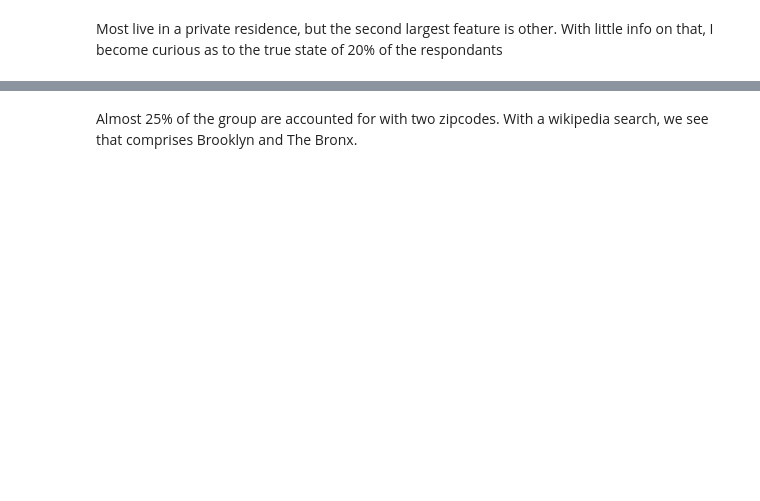
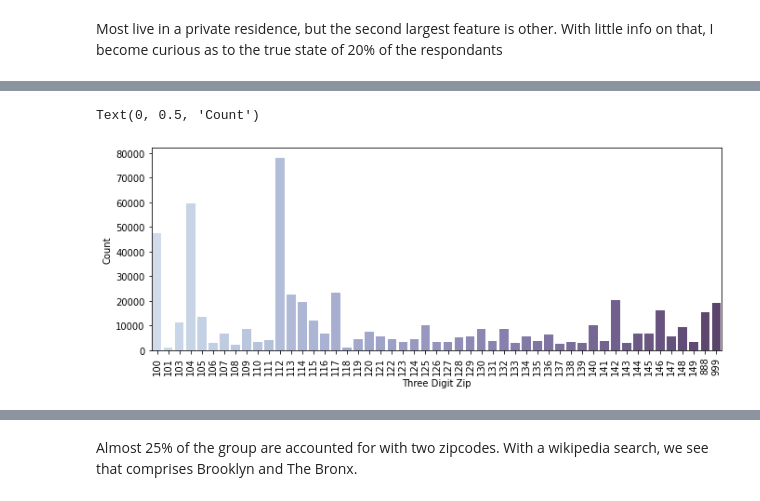
Before and after one commit to qweliant/PCSstudy, a Jupyter notebook: NYpcs_EDA.ipynb, the cells around one changed output, grey strips where cells are left out. Cells and saved outputs as stored; diff of their text form; code cells hidden in the pictures; blank space fills up the shorter version.

```diff
--- a/NYpcs_EDA.ipynb
+++ b/NYpcs_EDA.ipynb
@@ -75,3 +139,14 @@ pcs['three_digit_residence_zip_code'].value_counts(normalize=True)
+# %%
+
+f, axes = plt.subplots( sharey=True, figsize=(11, 4))
+plt.xticks(rotation='vertical')
+
+sns.countplot(x="three_digit_residence_zip_code", palette="ch:3.5,-.3,dark=.3", data=pcs, )
+plt.xlabel("Three Digit Zip")
+plt.ylabel("Count")
+# %% [output]
+Text(0, 0.5, 'Count')
+[figure, added]
 # %%
  l = pcs['three_digit_residence_zip_code'].value_counts(normalize=True)
 # %%
```
Also changed, not shown: parts of 47 cells of this notebook, 6 other files.
